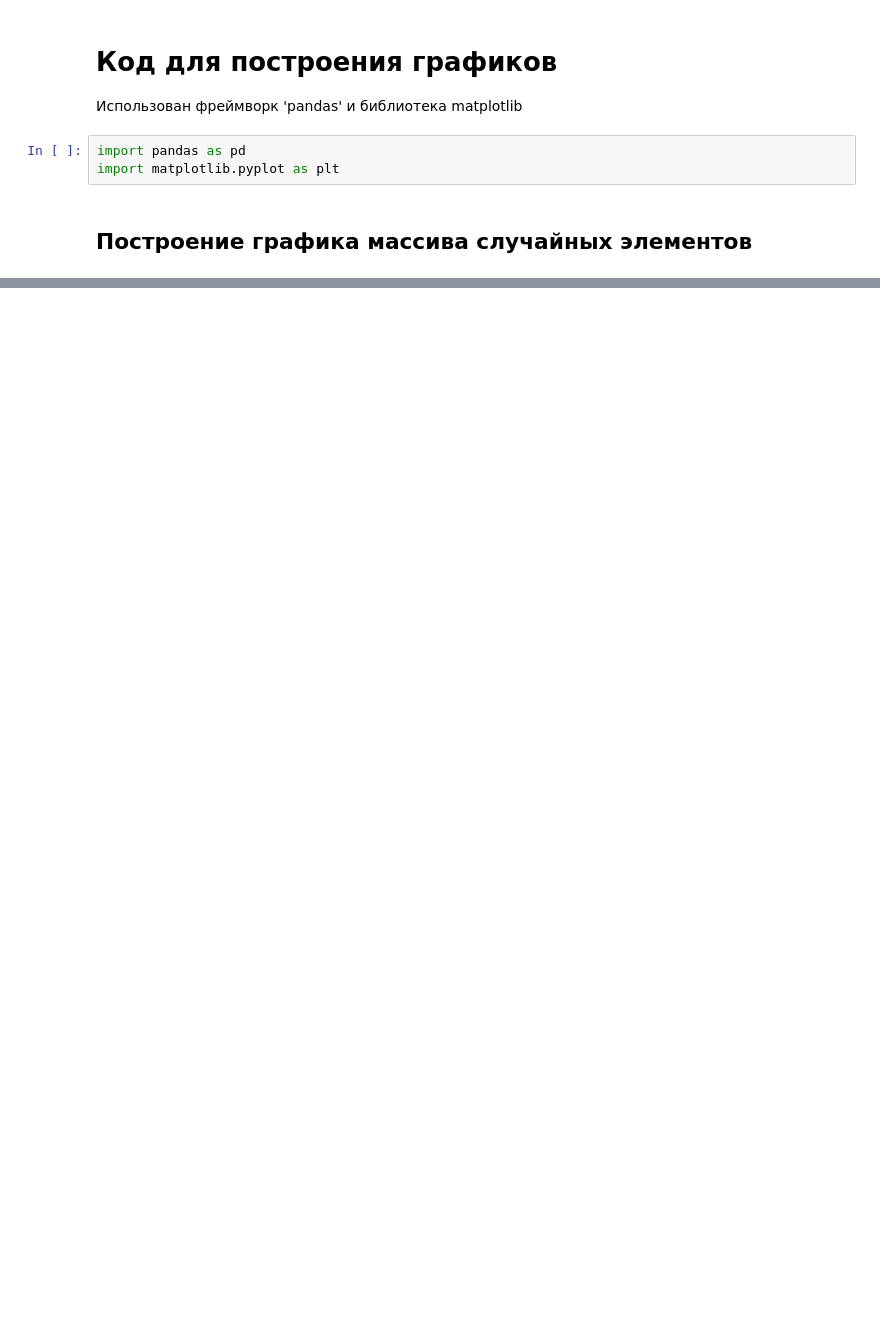
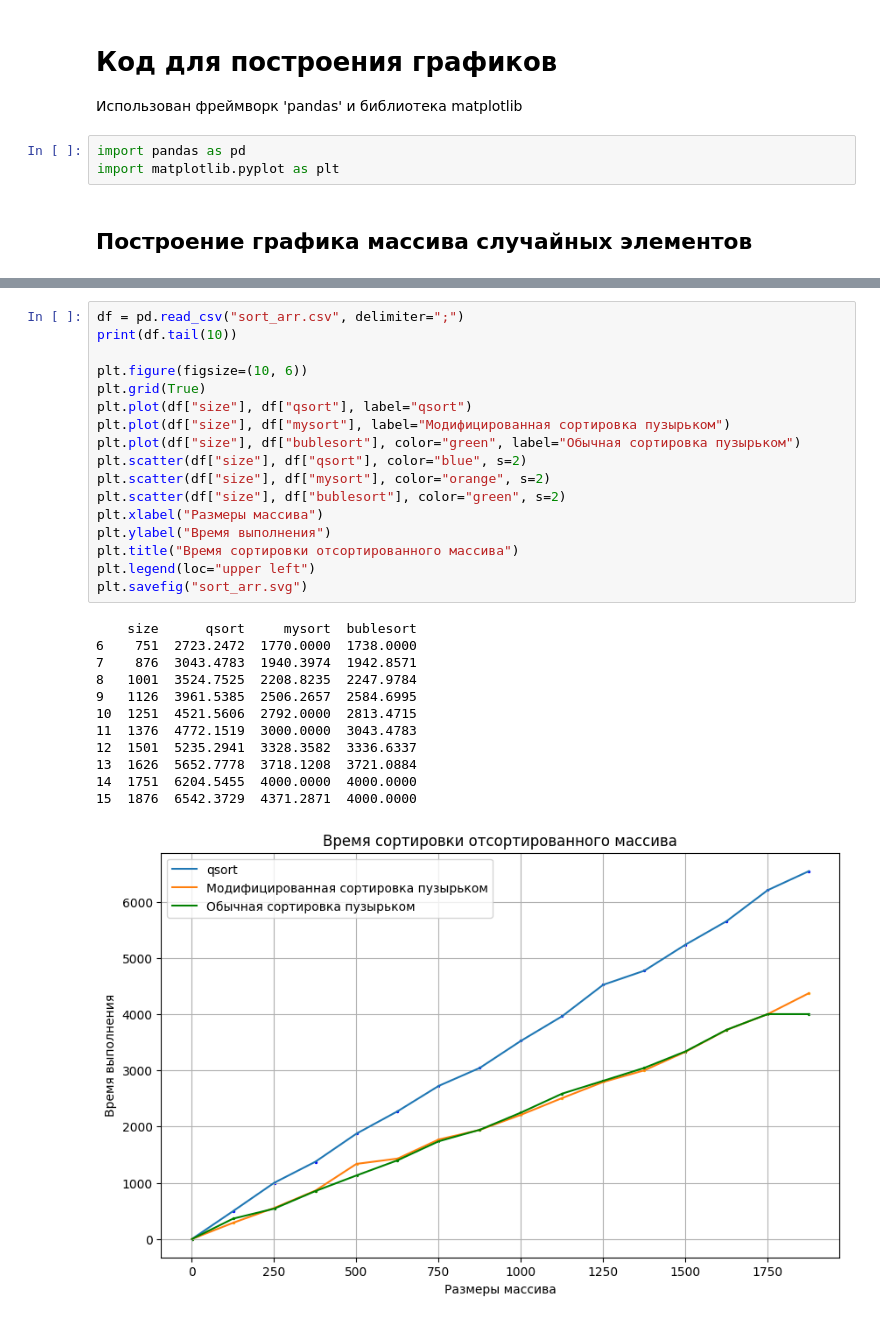
Before and after one commit to jur4ikoff/bmstu-c99, a Jupyter notebook: calc_exec_time/charts.ipynb, the cells around one changed output, grey strips where cells are left out. Drawn from its saved outputs; the diff is of its cells as text; blank space fills up the shorter version.

```diff
--- a/calc_exec_time/charts.ipynb
+++ b/calc_exec_time/charts.ipynb
@@ -39,0 +41,30 @@ No artists with labels found to put in legend.  Note that artists whose label st
+# %%
+df = pd.read_csv("sort_arr.csv", delimiter=";")
+print(df.tail(10))
+
+plt.figure(figsize=(10, 6))
+plt.grid(True)
+plt.plot(df["size"], df["qsort"], label="qsort")
+plt.plot(df["size"], df["mysort"], label="Модифицированная сортировка пузырьком")
+plt.plot(df["size"], df["bublesort"], color="green", label="Обычная сортировка пузырьком")
+plt.scatter(df["size"], df["qsort"], color="blue", s=2)
+plt.scatter(df["size"], df["mysort"], color="orange", s=2)
+plt.scatter(df["size"], df["bublesort"], color="green", s=2)
+plt.xlabel("Размеры массива")
+plt.ylabel("Время выполнения")
+plt.title("Время сортировки отсортированного массива")
+plt.legend(loc="upper left")
+plt.savefig("sort_arr.svg")
+# %% [output]
+    size      qsort     mysort  bublesort
+6    751  2723.2472  1770.0000  1738.0000
+7    876  3043.4783  1940.3974  1942.8571
+8   1001  3524.7525  2208.8235  2247.9784
+9   1126  3961.5385  2506.2657  2584.6995
+10  1251  4521.5606  2792.0000  2813.4715
+11  1376  4772.1519  3000.0000  3043.4783
+12  1501  5235.2941  3328.3582  3336.6337
+13  1626  5652.7778  3718.1208  3721.0884
+14  1751  6204.5455  4000.0000  4000.0000
+15  1876  6542.3729  4371.2871  4000.0000
+[figure, added]
```
Also changed, not shown: parts of 2 cells of this notebook, 11 other files.
